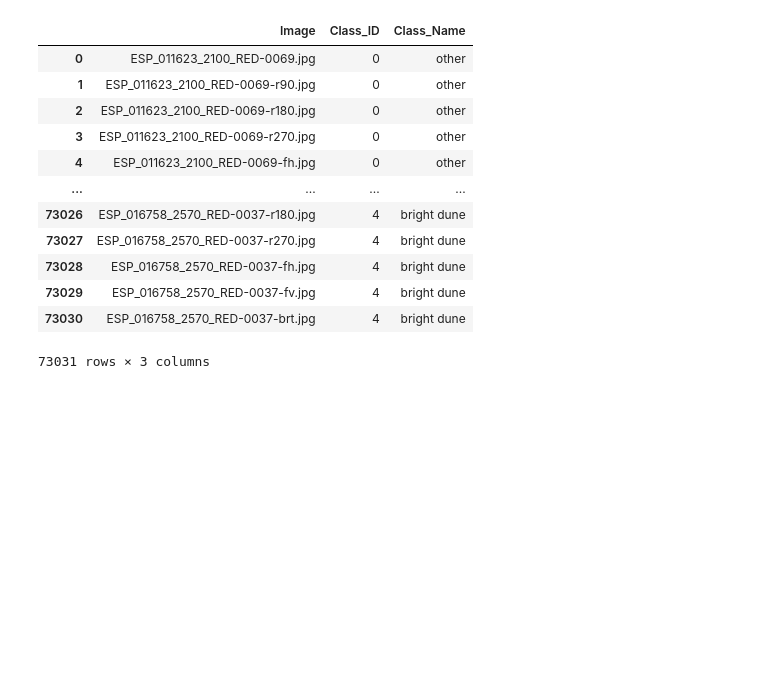
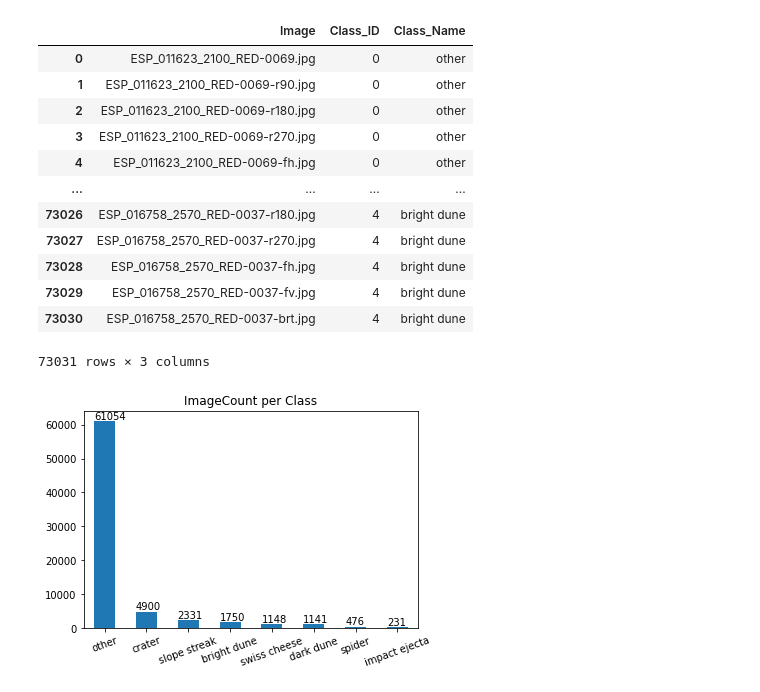
Before and after one commit to markbozsoki/ColabNotebooks, a Jupyter notebook: NASA_Mars_Landmark_Classification.ipynb, the cells around one changed output. Drawn from its saved outputs; the diff is of its cells as text; code cells hidden in the pictures; blank space fills up the shorter version.

Commit message:
ImageClassCount plot

```diff
--- a/NASA_Mars_Landmark_Classification.ipynb
+++ b/NASA_Mars_Landmark_Classification.ipynb
@@ -78,3 +83,9 @@ labels_csv
 | 73029 | ESP_016758_2570_RED-0037-fv.jpg | 4 | bright dune |
 | 73030 | ESP_016758_2570_RED-0037-brt.jpg | 4 | bright dune |
 73031 rows × 3 columns
+# %%
+ax = labels_csv.Class_Name.value_counts().plot.bar(rot=20, title="ImageCount per Class")
+for p in ax.patches:
+    ax.annotate(str(p.get_height()), xy=(p.get_x(), p.get_height()+500))
+# %% [output]
+[figure, added]
```
Also changed, not shown: parts of 3 cells of this notebook.
